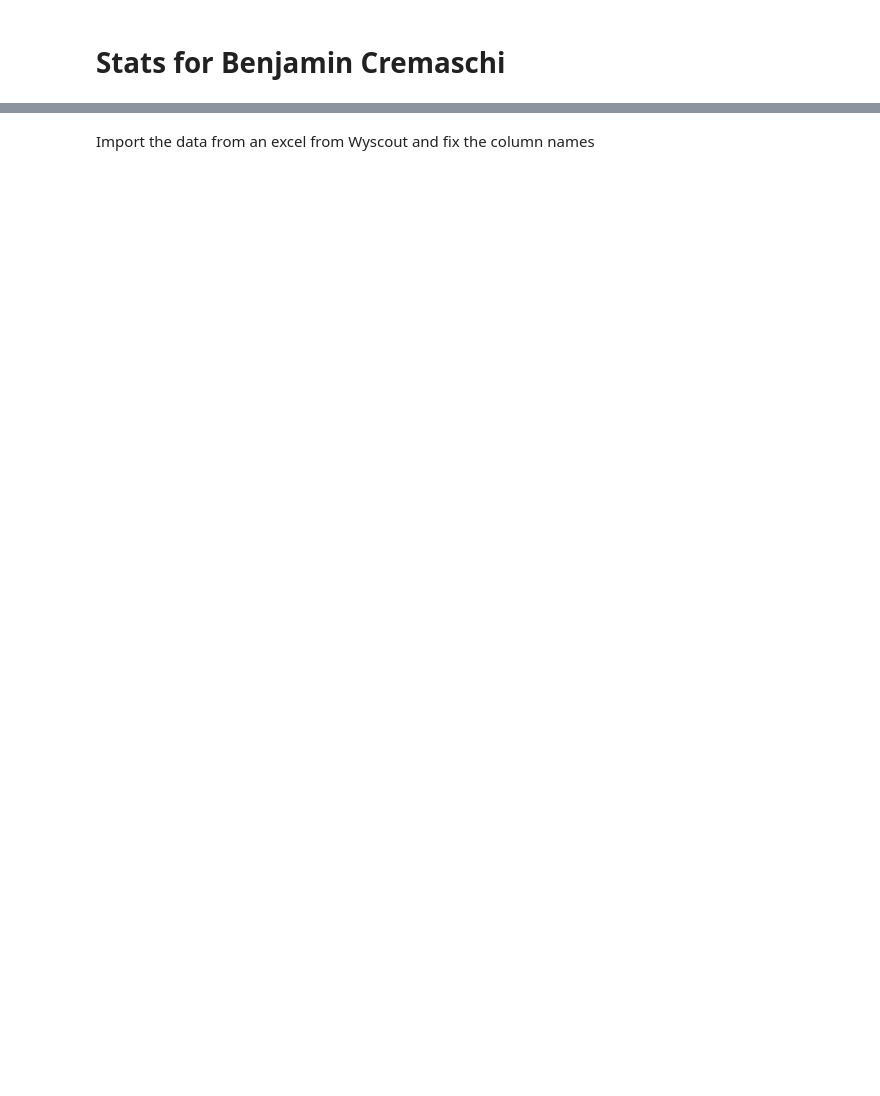
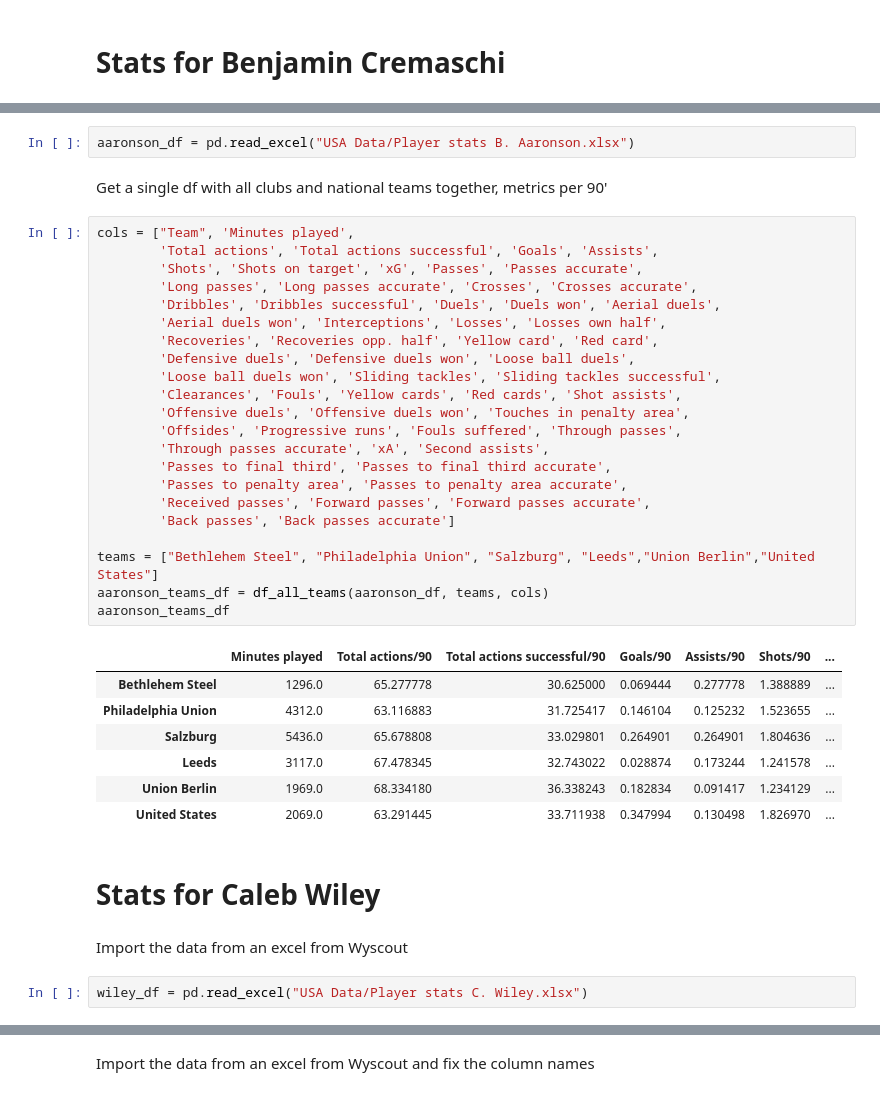
Before and after one commit to Tommy-Las/FootballAnalytics-FinalProject, a Jupyter notebook: code.ipynb, the cells around one changed output, grey strips where cells are left out. Cells and saved outputs as stored; diff of their text form; blank space fills up the shorter version.

```diff
--- a/code.ipynb
+++ b/code.ipynb
@@ -143,0 +222,40 @@ def df_all_teams(df, teams, cols):
+# %%
+aaronson_df = pd.read_excel("USA Data/Player stats B. Aaronson.xlsx")
+# %% [markdown]
+Get a single df with all clubs and national teams together, metrics per 90'
+# %%
+cols = ["Team", 'Minutes played',
+        'Total actions', 'Total actions successful', 'Goals', 'Assists',
+        'Shots', 'Shots on target', 'xG', 'Passes', 'Passes accurate',
+        'Long passes', 'Long passes accurate', 'Crosses', 'Crosses accurate',
+        'Dribbles', 'Dribbles successful', 'Duels', 'Duels won', 'Aerial duels',
+        'Aerial duels won', 'Interceptions', 'Losses', 'Losses own half',
+        'Recoveries', 'Recoveries opp. half', 'Yellow card', 'Red card',
+        'Defensive duels', 'Defensive duels won', 'Loose ball duels',
+        'Loose ball duels won', 'Sliding tackles', 'Sliding tackles successful',
+        'Clearances', 'Fouls', 'Yellow cards', 'Red cards', 'Shot assists',
+        'Offensive duels', 'Offensive duels won', 'Touches in penalty area',
+        'Offsides', 'Progressive runs', 'Fouls suffered', 'Through passes',
+        'Through passes accurate', 'xA', 'Second assists',
+        'Passes to final third', 'Passes to final third accurate',
+        'Passes to penalty area', 'Passes to penalty area accurate',
+        'Received passes', 'Forward passes', 'Forward passes accurate',
+        'Back passes', 'Back passes accurate']
+
+teams = ["Bethlehem Steel", "Philadelphia Union", "Salzburg", "Leeds","Union Berlin","United States"]
+aaronson_teams_df = df_all_teams(aaronson_df, teams, cols)
+aaronson_teams_df
+# %% [output]
+|  | Minutes played | Total actions/90 | Total actions successful/90 | Goals/90 | Assists/90 | Shots/90 | ... |
+| Bethlehem Steel | 1296.0 | 65.277778 | 30.625000 | 0.069444 | 0.277778 | 1.388889 | ... |
+| Philadelphia Union | 4312.0 | 63.116883 | 31.725417 | 0.146104 | 0.125232 | 1.523655 | ... |
+| Salzburg | 5436.0 | 65.678808 | 33.029801 | 0.264901 | 0.264901 | 1.804636 | ... |
+| Leeds | 3117.0 | 67.478345 | 32.743022 | 0.028874 | 0.173244 | 1.241578 | ... |
+| Union Berlin | 1969.0 | 68.334180 | 36.338243 | 0.182834 | 0.091417 | 1.234129 | ... |
+| United States | 2069.0 | 63.291445 | 33.711938 | 0.347994 | 0.130498 | 1.826970 | ... |
+# %% [markdown]
+# Stats for Caleb Wiley
+# %% [markdown]
+Import the data from an excel from Wyscout
+# %%
+wiley_df = pd.read_excel("USA Data/Player stats C. Wiley.xlsx")
```
Also changed, not shown: parts of 113 cells of this notebook.
